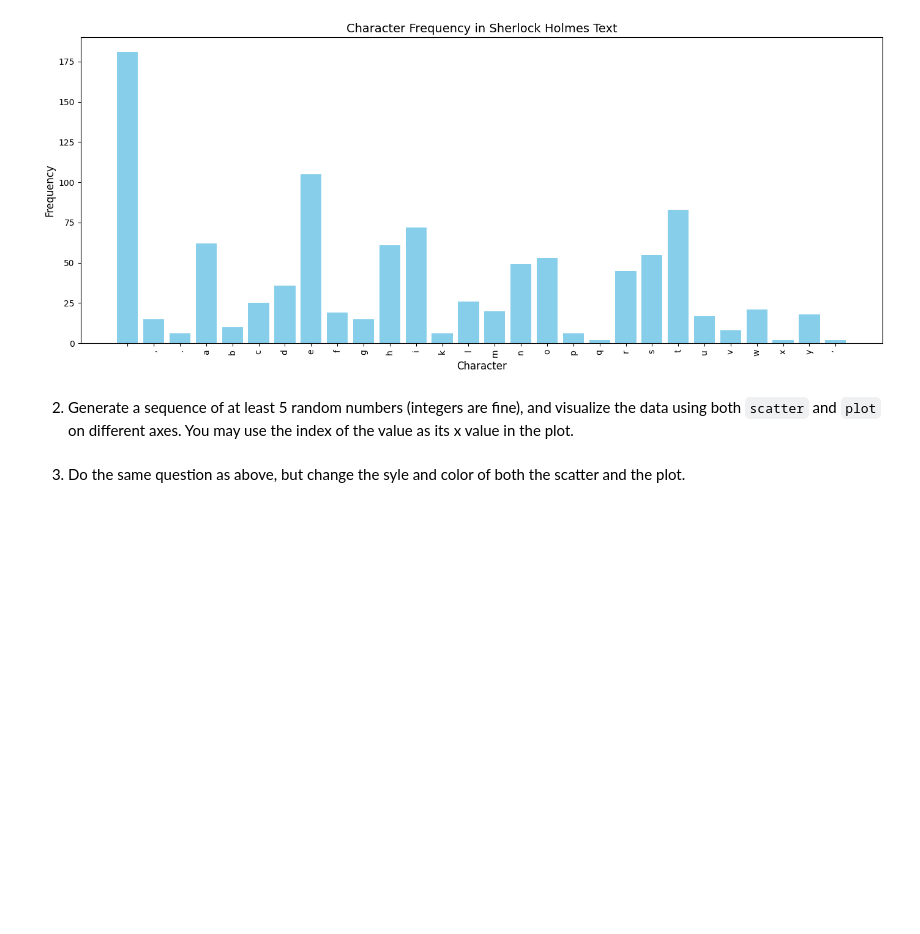
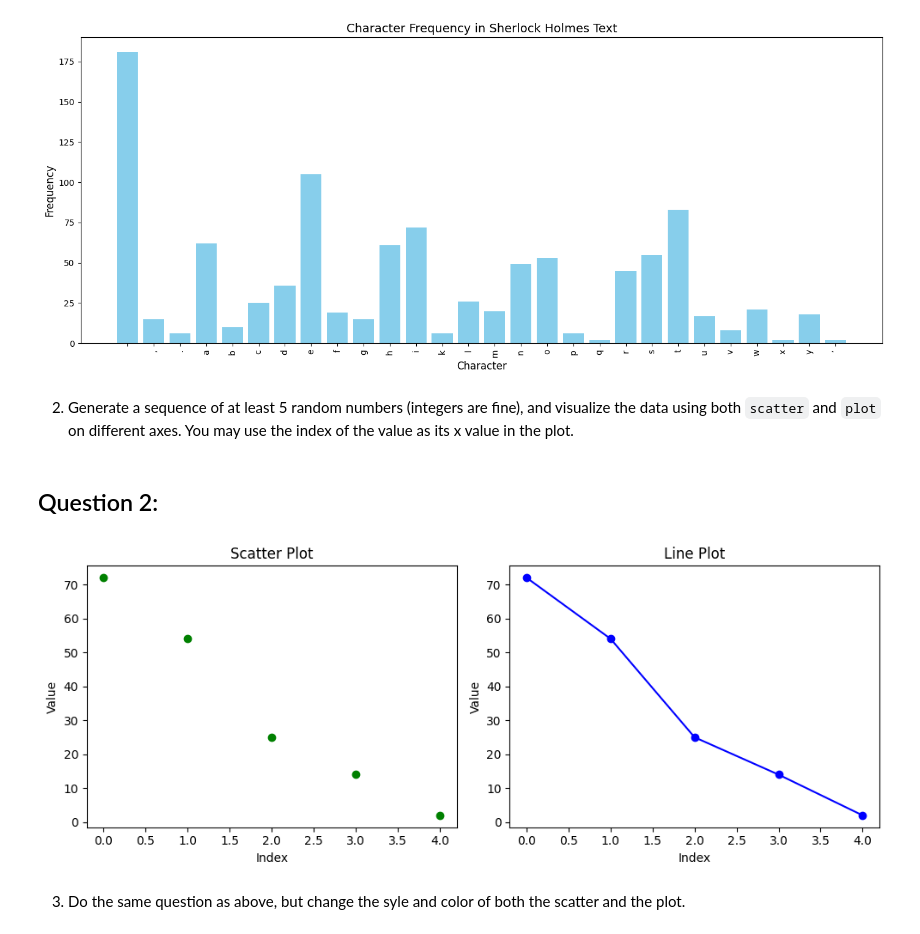
Before and after one commit to wkarto/Module3_pyplot, a Jupyter notebook: pyplot.ipynb, the cells around one changed output. Drawn from its saved outputs; the diff is of its cells as text; code cells hidden in the pictures; blank space fills up the shorter version.

Commit message:
question 2

```diff
--- a/pyplot.ipynb
+++ b/pyplot.ipynb
@@ -52,6 +52,36 @@ plt.show()
 [figure]
 # %% [markdown]
 2. Generate a sequence of at least 5 random numbers (integers are fine), and visualize the data using both `scatter` and `plot` on different axes.  You may use the index of the value as its x value in the plot.
+# %% [markdown]
+## Question 2:
+# %%
+from random import randint
+import matplotlib.pyplot as plt
+
+# Generate a list of 5 random integers between 1 and 100
+random_numbers = [randint(1, 100) for _ in range(5)]
+indices = list(range(len(random_numbers)))  # x-values: 0 to 4
+
+# Create two subplots: one for scatter, one for line plot
+fig, (ax1, ax2) = plt.subplots(1, 2, figsize=(10, 4))
+
+# Scatter plot
+ax1.scatter(indices, random_numbers, color='green', marker='o')
+ax1.set_title("Scatter Plot")
+ax1.set_xlabel("Index")
+ax1.set_ylabel("Value")
+
+# Line plot
+ax2.plot(indices, random_numbers, marker='o', linestyle='-', color='blue')
+ax2.set_title("Line Plot")
+ax2.set_xlabel("Index")
+ax2.set_ylabel("Value")
+
+# Show plots
+plt.tight_layout()
+plt.show()
+# %% [output]
+[figure, added]
 # %% [markdown]
 3. Do the same question as above, but change the syle and color of both the scatter and the plot.
 # %% [markdown]
```
